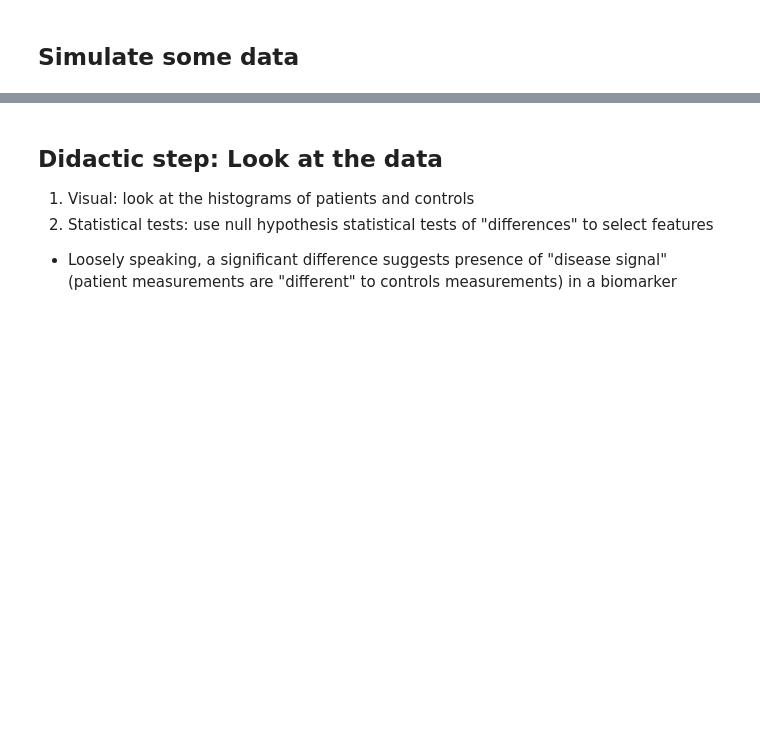
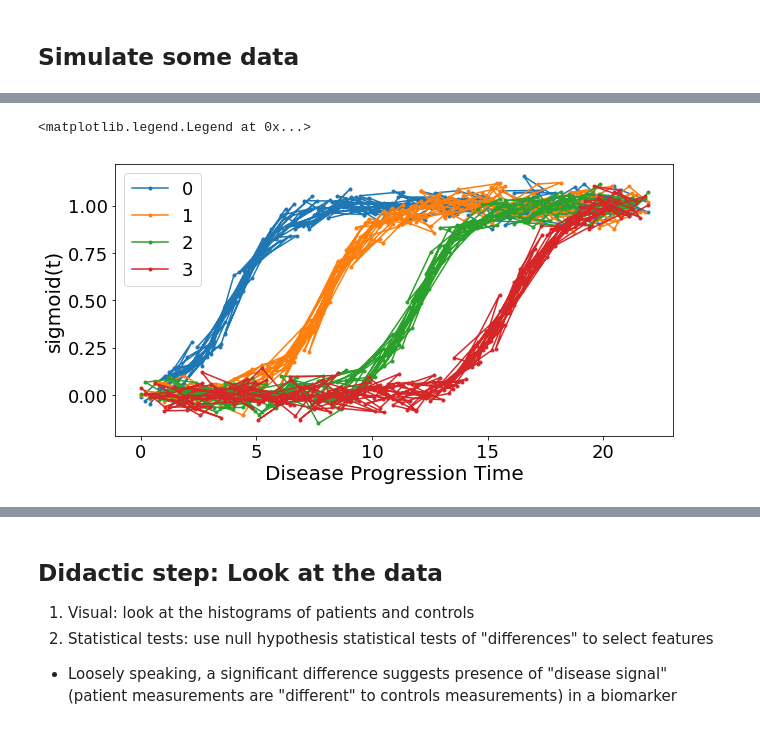
Before and after one commit to Disease-Progression-Modelling/disease-progression-modelling.github.io, a Jupyter notebook: pages/notebooks/ebm/T1_kde_ebm_walkthrough.ipynb, the cells around one changed output, grey strips where cells are left out. Cells and saved outputs as stored; diff of their text form; code cells hidden in the pictures; blank space fills up the shorter version.

```diff
--- a/pages/notebooks/ebm/T1_kde_ebm_walkthrough.ipynb
+++ b/pages/notebooks/ebm/T1_kde_ebm_walkthrough.ipynb
@@ -59,0 +103,18 @@ Text(0, 0.5, 'sigmoid(t)')
+# %%
+#* long data format
+t_long    = dp_long.ravel().reshape(-1,1)
+X_long_id = np.tile(np.arange(1,J+1).reshape((-1,1)),(1,N_timepoints_per_individual)).ravel().reshape((-1,1))
+X_long    = np.empty(shape=(J*N_timepoints_per_individual,N))
+for kb in range(N):
+    X_long[:,kb]    = X_longitudinal[:,kb,:].ravel() #.reshape((-1,1))
+# %%
+#* Plot long format data to check
+fig,ax = plt.subplots(figsize=(10,5))
+for kb in range(N):
+    ax.plot(t_long, X_long[:,kb],'.-',label=str(kb))
+ax.set_xlabel("Disease Progression Time",fontsize=20)
+ax.set_ylabel("sigmoid(t)",fontsize=20)
+ax.legend()
+# %% [output]
+<matplotlib.legend.Legend at 0x...>
+[figure, added]
```
Also changed, not shown: parts of 9 cells of this notebook.
